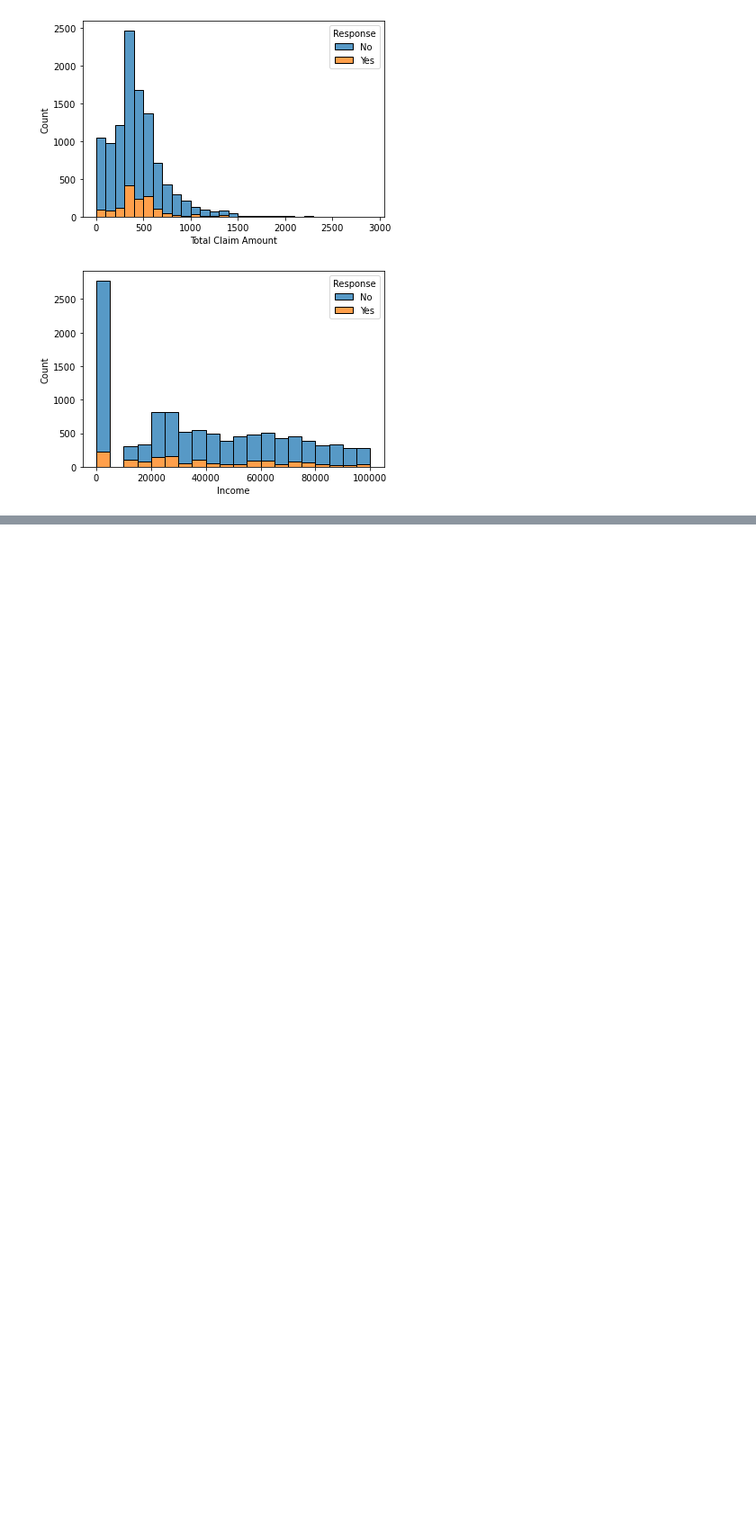
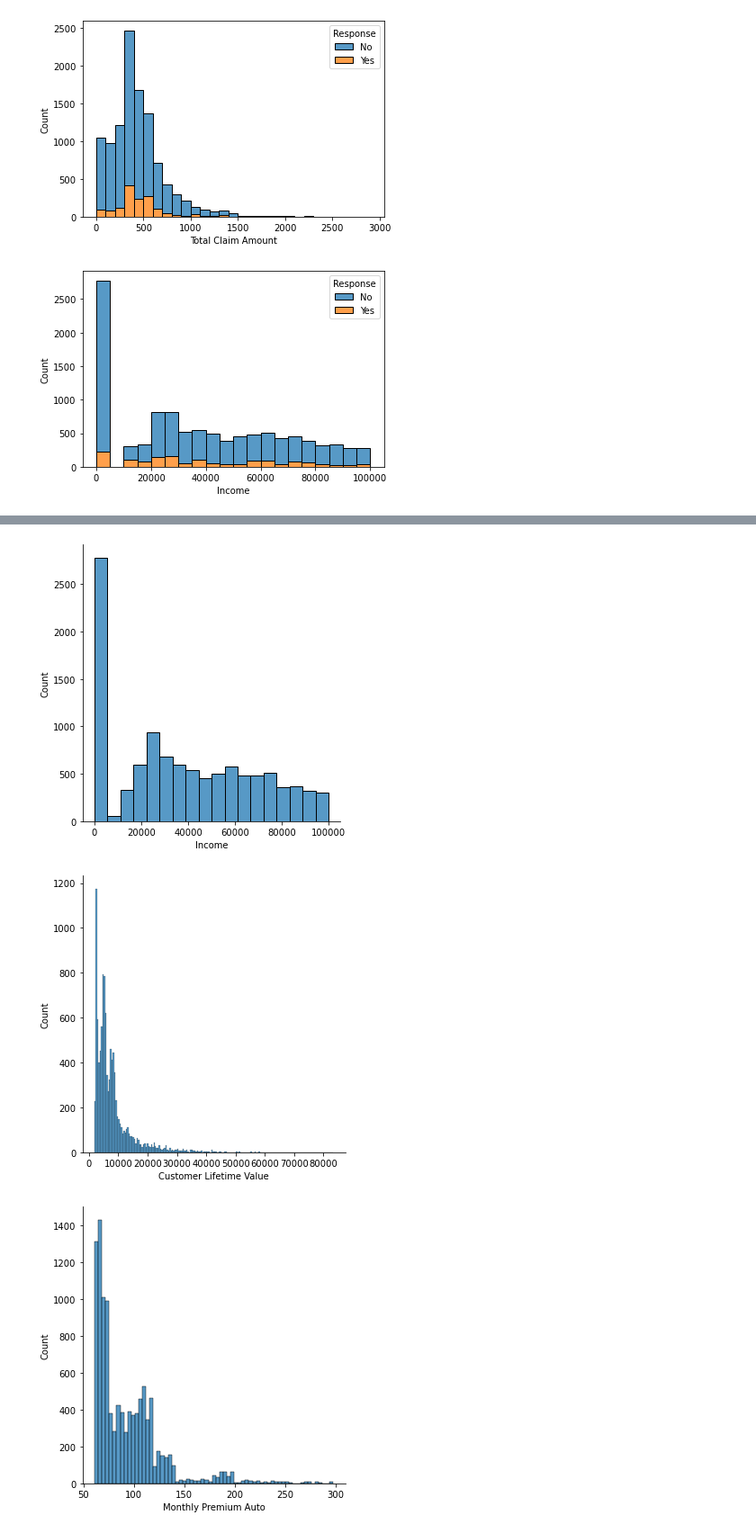
Before and after one commit to ClaraQuer/lab-customer-analysis-round-2, a Jupyter notebook: Customer Analysis.ipynb, the cells around one changed output, grey strips where cells are left out. Shown at 90% size. Drawn from its saved outputs; the diff is of its cells as text; code cells hidden in the pictures; blank space fills up the shorter version.

```diff
--- a/Customer Analysis.ipynb
+++ b/Customer Analysis.ipynb
@@ -380,0 +430,3 @@ plt.show()
+# %%
+mca_num = mca.select_dtypes(include = [np.number])
+mca_num
@@ -380,0 +447,8 @@ plt.show()
+# %%
+for column in mca_num.columns:
+    sns.displot(x = column, data = mca_num)
+    plt.show() #None of them look like a normal distribution.
+# %% [output]
+[figure, added]
+[figure, added]
+[figure, added]
```
Also changed, not shown: parts of 20 cells of this notebook.
